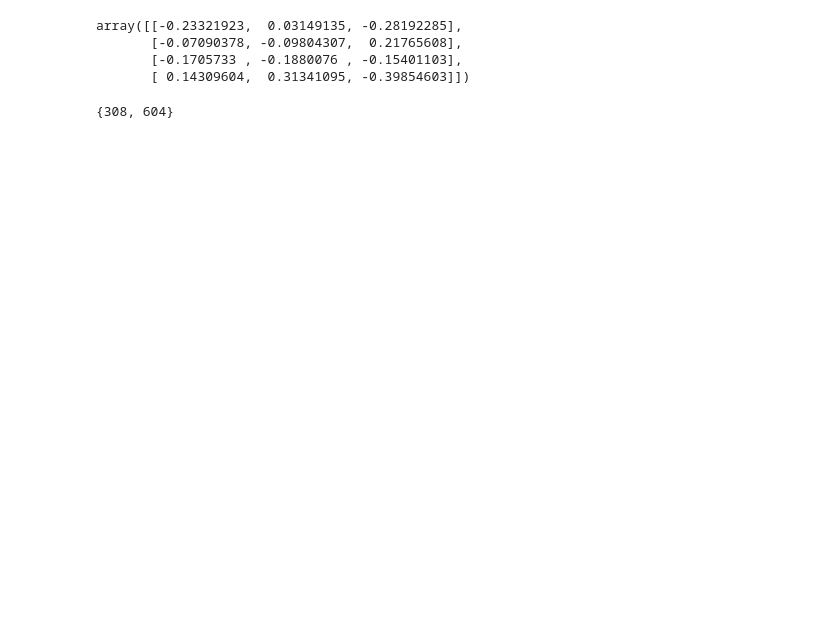
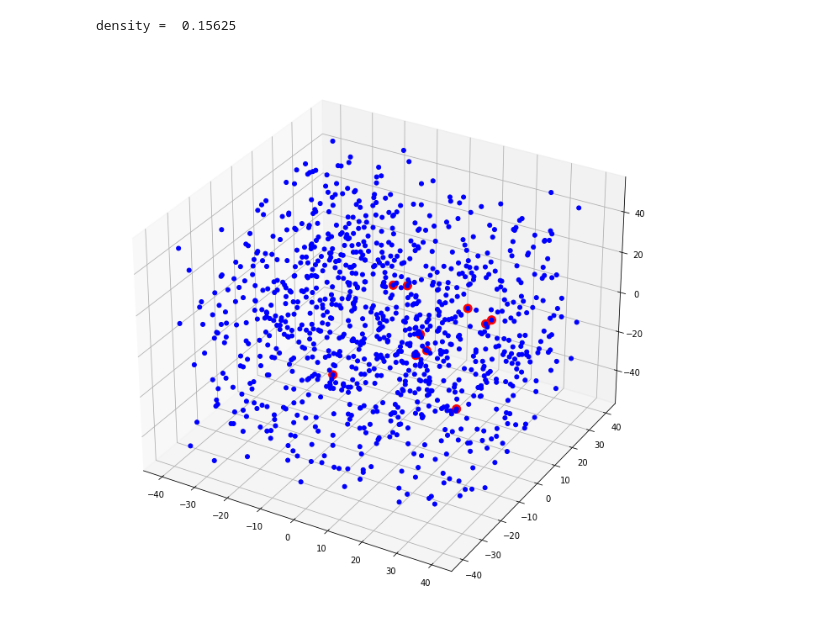
Before and after one commit to Valerio-Amico/rydberg_percolation, a Jupyter notebook: 3D_percolation.ipynb, the cells around one changed output. Drawn from its saved outputs; the diff is of its cells as text; code cells hidden in the pictures; blank space fills up the shorter version.

```diff
--- a/3D_percolation.ipynb
+++ b/3D_percolation.ipynb
@@ -11,16 +8,29 @@ clu = ryperc.cluster3D(N_points, shape, distribution="gaussian", MOT_radius=10)
-# %%
-KDTree = clu.KDT
-KDTree.data[[700,707,702,703]]
-# %% [output]
-array([[-0.23321923,  0.03149135, -0.28192285],
-       [-0.07090378, -0.09804307,  0.21765608],
-       [-0.1705733 , -0.1880076 , -0.15401103],
-       [ 0.14309604,  0.31341095, -0.39854603]])
-# %%
-radius = 0.1
-delta_r = 0.02
-in_the_shell = set(KDTree.query_ball_point(KDTree.data[700],0.1)).difference(set(KDTree.query_ball_point(KDTree.data[700],0.1-delta_r)))
-in_the_shell
-# %% [output]
-{308, 604}
+# %%
+N_points = 1000
+radius_MOT = 100
+radius_shell = 6
+delta_radius_shell = 0.2
+p_spont_exc = 0.001
+p_spont_emi = 0.01
+p_facilitation = 0.1
+
+shape = [80,80,100]
+density = N_points/(shape[0]*shape[1]*shape[2]*10**-2) # atoms/cm^3
+
+print("density = ",density)
+clu = ryperc.cluster3D(N_points, shape, distribution="gaussian", MOT_radius=radius_MOT)
+
+clu.set_evolution_parameters(
+                            shell_radius=radius_shell,
+                            shell_delta=delta_radius_shell,
+                            p_spont_exct=p_spont_exc,
+                            p_emission=p_spont_emi,
+                            p_fac=p_facilitation
+                            )
+
+clu.evolution_step()
+clu.show()
+# %% [output]
+density =  0.15625
+[figure, added]
 # %%
```
Also changed, not shown: parts of 5 cells of this notebook, 4 other files.
